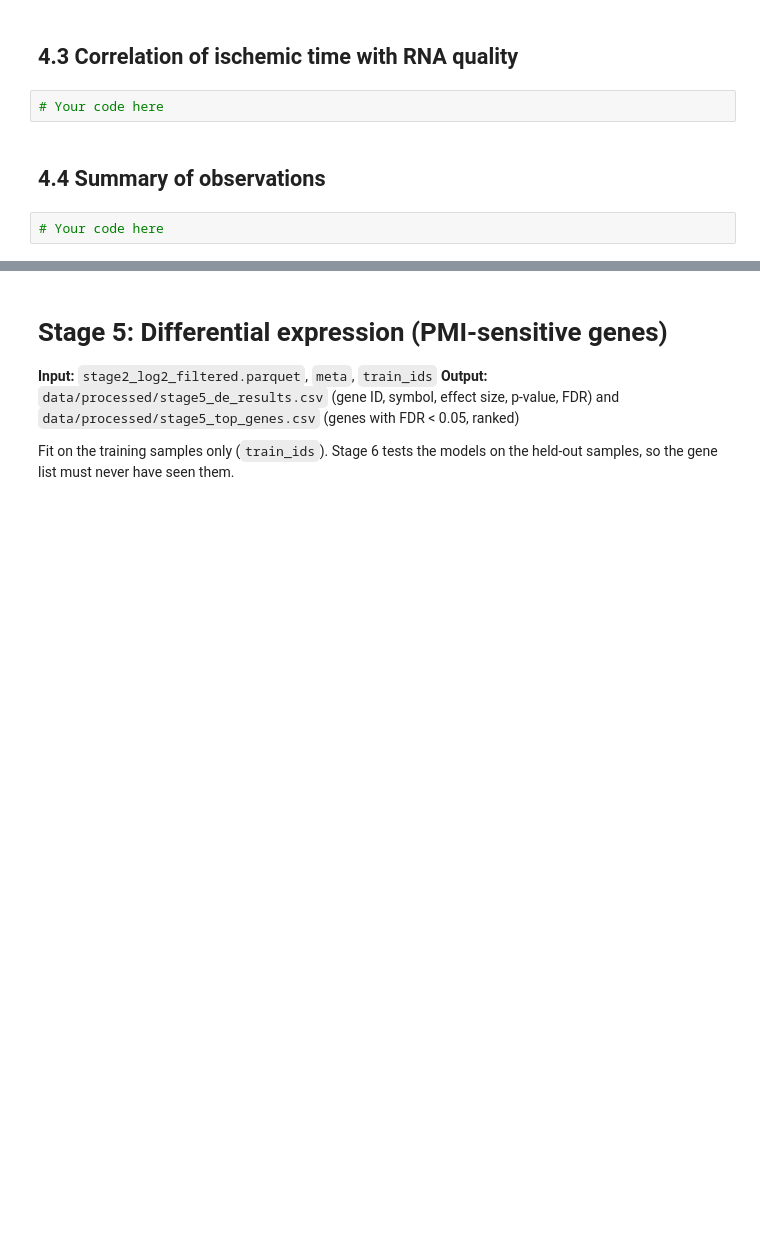
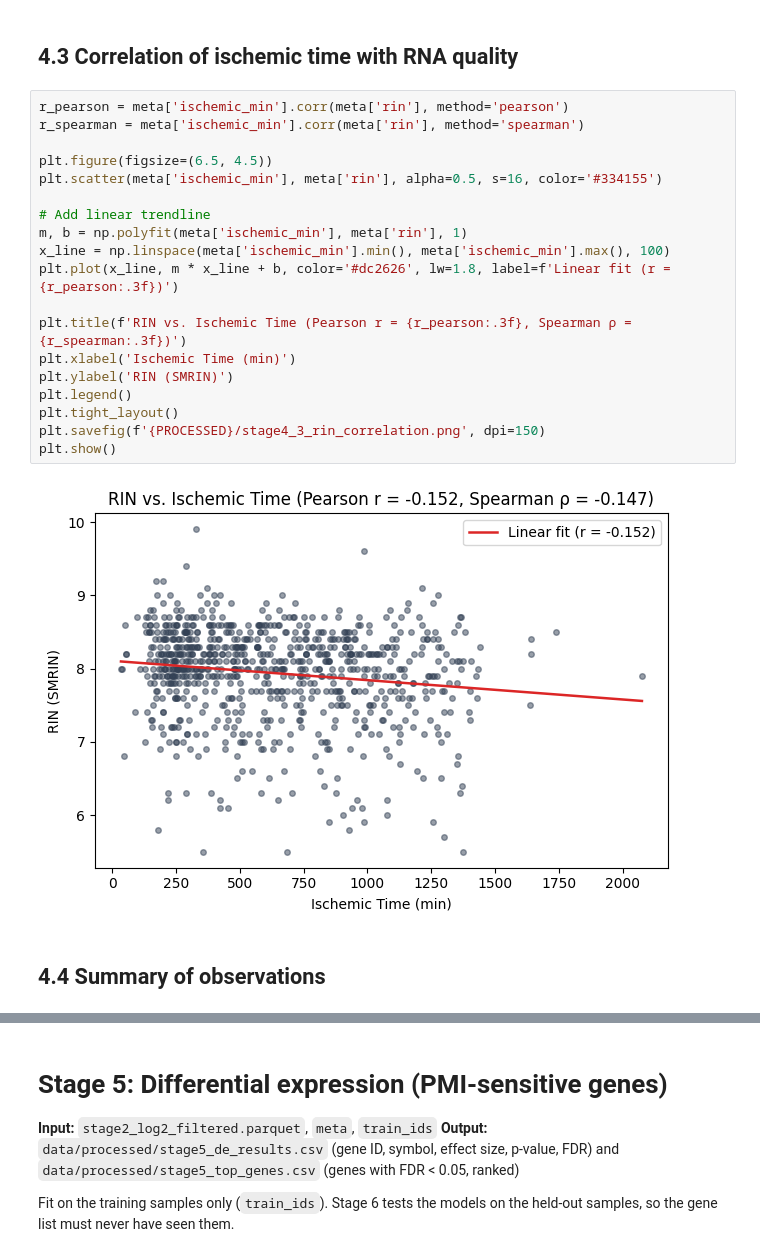
Before and after one commit to Vinit-Rabadiya/pmi-gene-expression-analysis, a Jupyter notebook: bioinformatics_pmi_gene_expression_analysis.ipynb, the cells around one changed output, grey strips where cells are left out. Drawn from its saved outputs; the diff is of its cells as text; blank space fills up the shorter version.

```diff
--- a/bioinformatics_pmi_gene_expression_analysis.ipynb
+++ b/bioinformatics_pmi_gene_expression_analysis.ipynb
@@ -617,9 +617,26 @@ plt.show()
 [figure]
 # %% [markdown]
 ## 4.3 Correlation of ischemic time with RNA quality
-# %%
-# Your code here
+# %%
+r_pearson = meta['ischemic_min'].corr(meta['rin'], method='pearson')
+r_spearman = meta['ischemic_min'].corr(meta['rin'], method='spearman')
+
+plt.figure(figsize=(6.5, 4.5))
+plt.scatter(meta['ischemic_min'], meta['rin'], alpha=0.5, s=16, color='#334155')
+
+# Add linear trendline
+m, b = np.polyfit(meta['ischemic_min'], meta['rin'], 1)
+x_line = np.linspace(meta['ischemic_min'].min(), meta['ischemic_min'].max(), 100)
+plt.plot(x_line, m * x_line + b, color='#dc2626', lw=1.8, label=f'Linear fit (r = {r_pearson:.3f})')
+
+plt.title(f'RIN vs. Ischemic Time (Pearson r = {r_pearson:.3f}, Spearman ρ = {r_spearman:.3f})')
+plt.xlabel('Ischemic Time (min)')
+plt.ylabel('RIN (SMRIN)')
+plt.legend()
+plt.tight_layout()
+plt.savefig(f'{PROCESSED}/stage4_3_rin_correlation.png', dpi=150)
+plt.show()
+# %% [output]
+[figure, added]
 # %% [markdown]
 ## 4.4 Summary of observations
-# %%
-# Your code here
```
Also changed, not shown: parts of 3 cells of this notebook.
